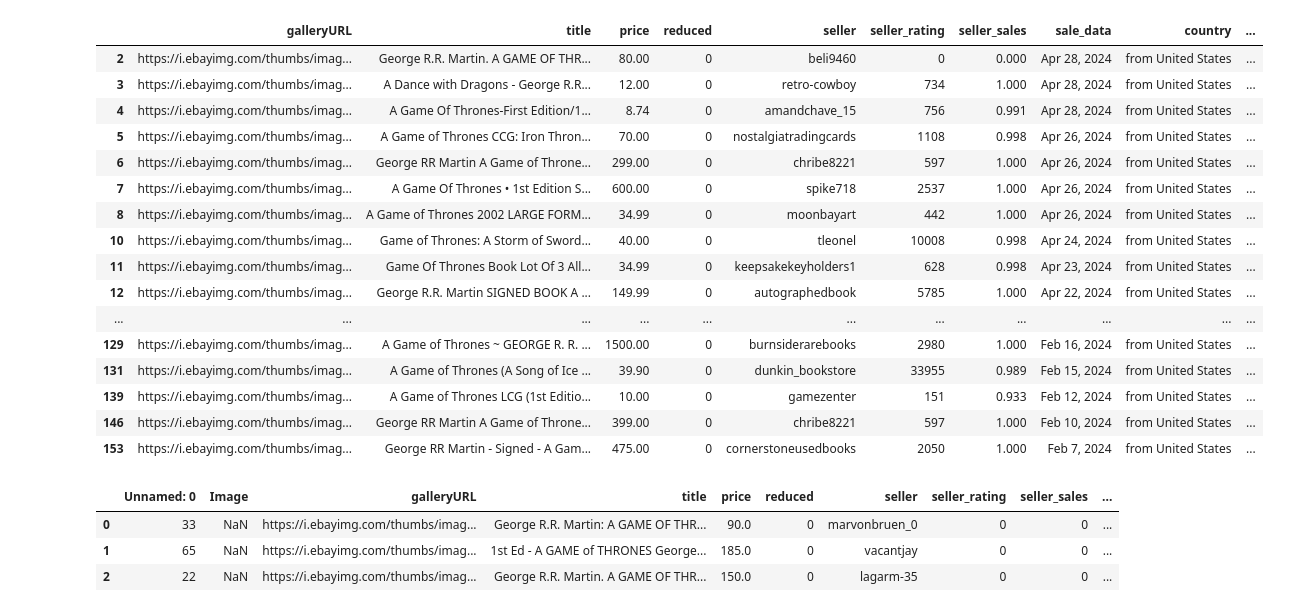
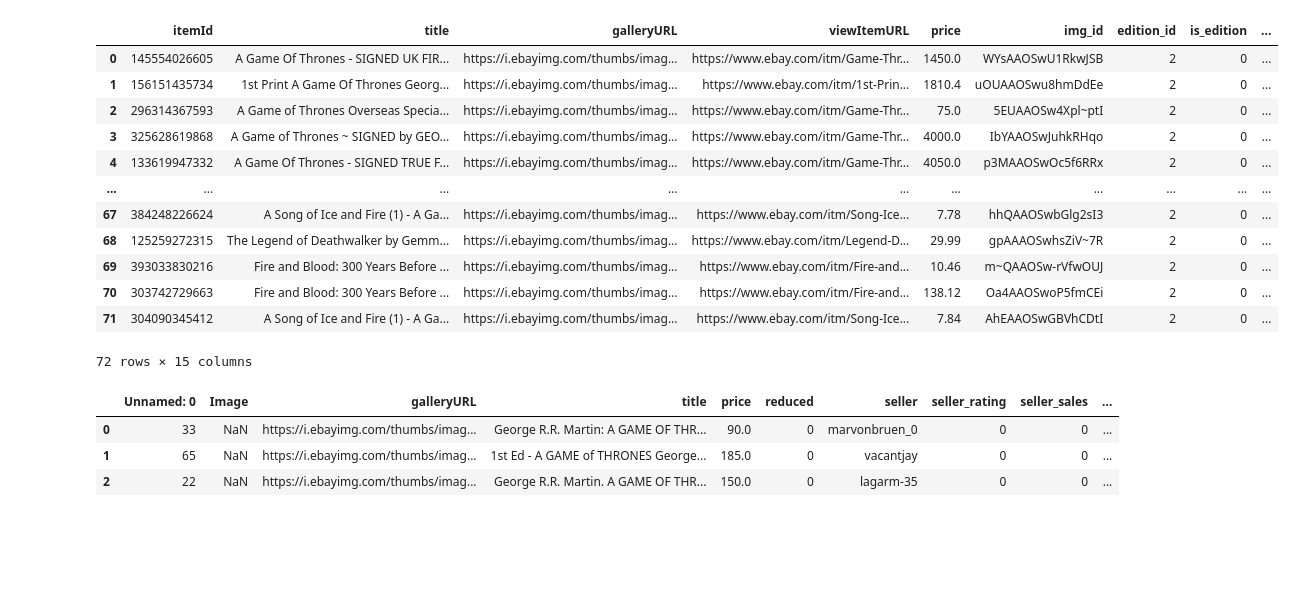
Before and after one commit to marcofraire/ml-pipeline, a Jupyter notebook: jupyter-front-end.ipynb, the cells around one changed output. Drawn from its saved outputs; the diff is of its cells as text; code cells hidden in the pictures; blank space fills up the shorter version.

```diff
--- a/jupyter-front-end.ipynb
+++ b/jupyter-front-end.ipynb
@@ -1,34 +1,31 @@
 # %%
-from retrieve_dataset import NewEbaySalesPipeline
+from retrieve_dataset import NewEbaySalesPipeline, NewEbayListingsPipeline
+from ebay_pull import EbayAPI
 APP_ID = 'MarcoFra-BBourse-PRD-5e5603d2f-045f9a67'
 DB_DETAILS = {
     'NAME': 'dc3el4uteo7v6u',
     'HOST': "ec2-34-242-154-118.eu-west-1.compute.amazonaws.com",
     'PORT': "5432",
     'USER': "jvsrubhyybbrqv",
     'PASSWORD': "9678992a26f6926e72b504835122a0a39b08c221c2121cd98a65b094da595a9d"
 }
 
-df = NewEbaySalesPipeline(DB_DETAILS, '1').retrieve_listings()
+df = NewEbayListingsPipeline(DB_DETAILS, '2', APP_ID).dataset_with_predictions()
 df
 # %% [output]
-|  | galleryURL | title | price | reduced | seller | seller_rating | seller_sales | sale_data | country | ... |
-| 2 | https://i.ebayimg.com/thumbs/imag... | George R.R. Martin. A GAME OF THR... | 80.00 | 0 | beli9460 | 0 | 0.000 | Apr 28, 2024 | from United States | ... |
-| 3 | https://i.ebayimg.com/thumbs/imag... | A Dance with Dragons - George R.R... | 12.00 | 0 | retro-cowboy | 734 | 1.000 | Apr 28, 2024 | from United States | ... |
-| 4 | https://i.ebayimg.com/thumbs/imag... | A Game Of Thrones-First Edition/1... | 8.74 | 0 | amandchave_15 | 756 | 0.991 | Apr 28, 2024 | from United States | ... |
-| 5 | https://i.ebayimg.com/thumbs/imag... | A Game of Thrones CCG: Iron Thron... | 70.00 | 0 | nostalgiatradingcards | 1108 | 0.998 | Apr 26, 2024 | from United States | ... |
-| 6 | https://i.ebayimg.com/thumbs/imag... | George RR Martin A Game of Throne... | 299.00 | 0 | chribe8221 | 597 | 1.000 | Apr 26, 2024 | from United States | ... |
-| 7 | https://i.ebayimg.com/thumbs/imag... | A Game Of Thrones • 1st Edition S... | 600.00 | 0 | spike718 | 2537 | 1.000 | Apr 26, 2024 | from United States | ... |
-| 8 | https://i.ebayimg.com/thumbs/imag... | A Game of Thrones 2002 LARGE FORM... | 34.99 | 0 | moonbayart | 442 | 1.000 | Apr 26, 2024 | from United States | ... |
-| 10 | https://i.ebayimg.com/thumbs/imag... | Game of Thrones: A Storm of Sword... | 40.00 | 0 | tleonel | 10008 | 0.998 | Apr 24, 2024 | from United States | ... |
-| 11 | https://i.ebayimg.com/thumbs/imag... | Game Of Thrones Book Lot Of 3 All... | 34.99 | 0 | keepsakekeyholders1 | 628 | 0.998 | Apr 23, 2024 | from United States | ... |
-| 12 | https://i.ebayimg.com/thumbs/imag... | George R.R. Martin SIGNED BOOK A ... | 149.99 | 0 | autographedbook | 5785 | 1.000 | Apr 22, 2024 | from United States | ... |
-| ... | ... | ... | ... | ... | ... | ... | ... | ... | ... | ... |
-| 129 | https://i.ebayimg.com/thumbs/imag... | A Game of Thrones ~ GEORGE R. R. ... | 1500.00 | 0 | burnsiderarebooks | 2980 | 1.000 | Feb 16, 2024 | from United States | ... |
-| 131 | https://i.ebayimg.com/thumbs/imag... | A Game of Thrones (A Song of Ice ... | 39.90 | 0 | dunkin_bookstore | 33955 | 0.989 | Feb 15, 2024 | from United States | ... |
-| 139 | https://i.ebayimg.com/thumbs/imag... | A Game of Thrones LCG (1st Editio... | 10.00 | 0 | gamezenter | 151 | 0.933 | Feb 12, 2024 | from United States | ... |
-| 146 | https://i.ebayimg.com/thumbs/imag... | George RR Martin A Game of Throne... | 399.00 | 0 | chribe8221 | 597 | 1.000 | Feb 10, 2024 | from United States | ... |
-| 153 | https://i.ebayimg.com/thumbs/imag... | George RR Martin - Signed - A Gam... | 475.00 | 0 | cornerstoneusedbooks | 2050 | 1.000 | Feb 7, 2024 | from United States | ... |
+|  | itemId | title | galleryURL | viewItemURL | price | img_id | edition_id | is_edition | ... |
+| 0 | 145554026605 | A Game Of Thrones - SIGNED UK FIR... | https://i.ebayimg.com/thumbs/imag... | https://www.ebay.com/itm/Game-Thr... | 1450.0 | WYsAAOSwU1RkwJSB | 2 | 0 | ... |
+| 1 | 156151435734 | 1st Print A Game Of Thrones Georg... | https://i.ebayimg.com/thumbs/imag... | https://www.ebay.com/itm/1st-Prin... | 1810.4 | uOUAAOSwu8hmDdEe | 2 | 0 | ... |
+| 2 | 296314367593 | A Game of Thrones Overseas Specia... | https://i.ebayimg.com/thumbs/imag... | https://www.ebay.com/itm/Game-Thr... | 75.0 | 5EUAAOSw4Xpl~ptI | 2 | 0 | ... |
+| 3 | 325628619868 | A Game of Thrones ~ SIGNED by GEO... | https://i.ebayimg.com/thumbs/imag... | https://www.ebay.com/itm/Game-Thr... | 4000.0 | IbYAAOSwJuhkRHqo | 2 | 0 | ... |
+| 4 | 133619947332 | A Game Of Thrones - SIGNED TRUE F... | https://i.ebayimg.com/thumbs/imag... | https://www.ebay.com/itm/Game-Thr... | 4050.0 | p3MAAOSwOc5f6RRx | 2 | 0 | ... |
+| ... | ... | ... | ... | ... | ... | ... | ... | ... | ... |
+| 67 | 384248226624 | A Song of Ice and Fire (1) - A Ga... | https://i.ebayimg.com/thumbs/imag... | https://www.ebay.com/itm/Song-Ice... | 7.78 | hhQAAOSwbGlg2sI3 | 2 | 0 | ... |
+| 68 | 125259272315 | The Legend of Deathwalker by Gemm... | https://i.ebayimg.com/thumbs/imag... | https://www.ebay.com/itm/Legend-D... | 29.99 | gpAAAOSwhsZiV~7R | 2 | 0 | ... |
+| 69 | 393033830216 | Fire and Blood: 300 Years Before ... | https://i.ebayimg.com/thumbs/imag... | https://www.ebay.com/itm/Fire-and... | 10.46 | m~QAAOSw-rVfwOUJ | 2 | 0 | ... |
+| 70 | 303742729663 | Fire and Blood: 300 Years Before ... | https://i.ebayimg.com/thumbs/imag... | https://www.ebay.com/itm/Fire-and... | 138.12 | Oa4AAOSwoP5fmCEi | 2 | 0 | ... |
+| 71 | 304090345412 | A Song of Ice and Fire (1) - A Ga... | https://i.ebayimg.com/thumbs/imag... | https://www.ebay.com/itm/Song-Ice... | 7.84 | AhEAAOSwGBVhCDtI | 2 | 0 | ... |
+72 rows × 15 columns
 # %%
 df.to_csv("C:/Users/marco/Downloads/gest.csv", index = False)
 # %%
```
Also changed, not shown: 3 other files.
